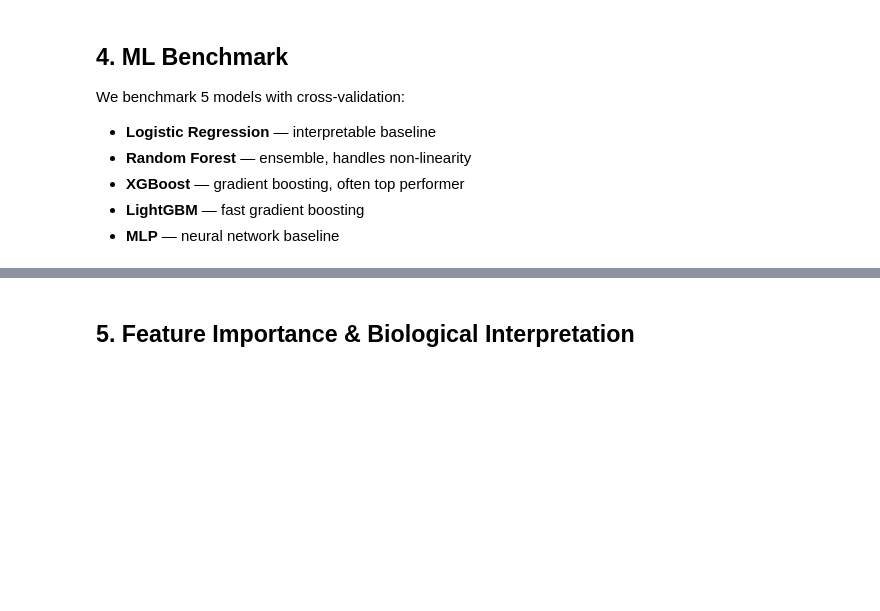
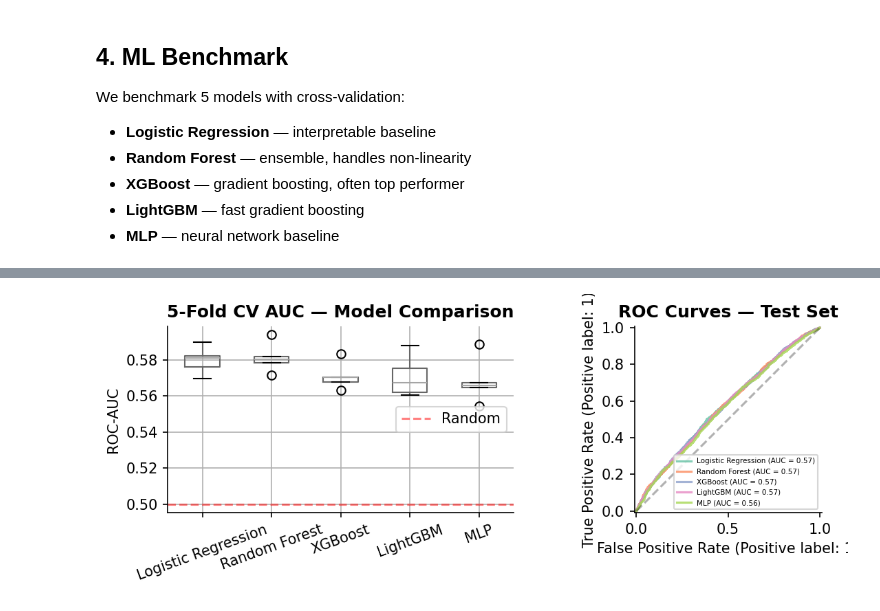
Before and after one commit to maitnnguyen/omics-analysis, a Jupyter notebook: 01_ovarian_cancer_ML/ovarian_mutations_ml.ipynb, the cells around one changed output, grey strips where cells are left out. Saved outputs shown, nothing was run; the diff lists cells and outputs as text; code cells hidden in the pictures; blank space fills up the shorter version.

```diff
--- a/01_ovarian_cancer_ML/ovarian_mutations_ml.ipynb
+++ b/01_ovarian_cancer_ML/ovarian_mutations_ml.ipynb
@@ -253,25 +302,26 @@ for name, model in models.items():
 # %%
 # Visualise benchmark results
-fig, axes = plt.subplots(1, 2, figsize=(14, 5))
+fig, axes = plt.subplots(1, 2, figsize=(8, 3))
 
 # CV scores boxplot
 result_df = pd.DataFrame(results)
 result_df.boxplot(ax=axes[0], rot=20)
 axes[0].set_title('5-Fold CV AUC — Model Comparison', fontweight='bold')
 axes[0].set_ylabel('ROC-AUC')
 axes[0].axhline(0.5, color='red', linestyle='--', alpha=0.5, label='Random')
 axes[0].legend()
 
 # ROC curves on test set
 for name, model in models.items():
     model.fit(X_train, y_train)
     RocCurveDisplay.from_estimator(model, X_test, y_test,
                                     name=name, ax=axes[1], alpha=0.8)
 axes[1].set_title('ROC Curves — Test Set', fontweight='bold')
 axes[1].plot([0,1],[0,1],'k--', alpha=0.3)
+axes[1].legend(loc='lower right', fontsize=5)
 
 plt.tight_layout()
-plt.savefig('ml_benchmark.png', bbox_inches='tight', dpi=150)
+#plt.savefig('ml_benchmark.png', bbox_inches='tight', dpi=150)
 plt.show()
+# %% [output]
+[figure, added]
-# %% [markdown]
-## 5. Feature Importance & Biological Interpretation
```
Also changed, not shown: parts of 13 cells of this notebook.
